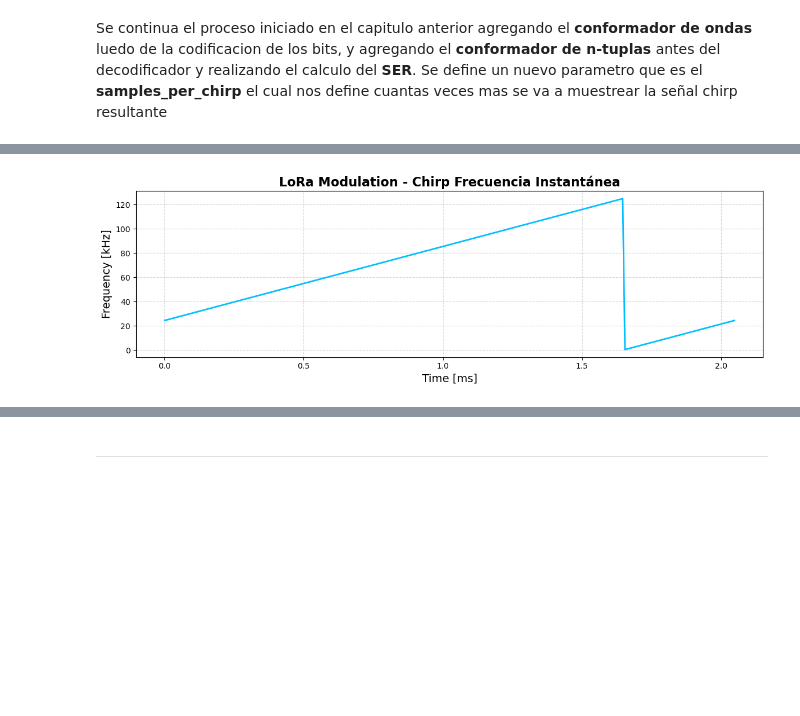
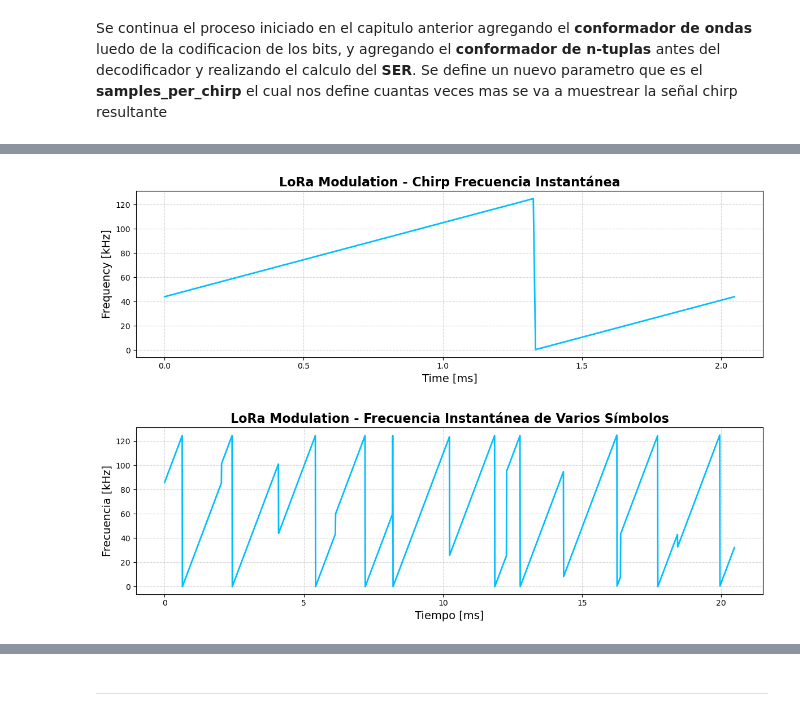
Before and after one commit to nicopinera/com-dig, a Jupyter notebook: Entregas/TerceraEntrega.ipynb, the cells around one changed output, grey strips where cells are left out. Cells and saved outputs as stored; diff of their text form; code cells hidden in the pictures; blank space fills up the shorter version.

```diff
--- a/Entregas/TerceraEntrega.ipynb
+++ b/Entregas/TerceraEntrega.ipynb
@@ -165,6 +167,7 @@ SF = 8  # Spreading Factor (debe ser un valor entre 7 y 12)
 cant_simbolos = 10  # Cantidad de símbolos a transmitir
 total_bits = SF * cant_simbolos  # Total de bits a transmitir
 B = 125e3  # Ancho de banda (en Hz)
+indice = 0
 # %%
 # Generación de bits aleatorios
 bits_tx = generate_random_bits(total_bits)
@@ -470,5 +471,5 @@ Por ultimo se presenta la funcion que grafica el barrido lineal de frecuencia pa
 # %%
-def plot_lora_frequency_chirp(simbolo, sf=7, B=125e3):
+def plot_lora_frequency_chirp(simbolos,indice, sf=7, B=125e3):
     """
     Genera y grafica la frecuencia instantánea (chirp) del símbolo LoRa dado.
 
@@ -478,13 +479,14 @@ def plot_lora_frequency_chirp(simbolo, sf=7, B=125e3):
     - Bw_kHz (float): Ancho de banda en kHz (por defecto 125)
     """
     # Parámetros
+    s = simbolos[indice]
     Ns = 2**sf  # Numero de muestra
     Ts = Ns / B  # Duración del símbolo en segundos
     samples = Ns  # 1 muestra por paso
     t = np.linspace(0, Ts, samples)  # vector de tiempo
 
     # Cálculo de frecuencia instantánea (según ecuación del paper)
-    f_inst = (simbolo * B / Ns + (B / Ts) * t) % B
+    f_inst = (s * B / Ns + (B / Ts) * t) % B
     f_inst_kHz = f_inst / 1e3
     t_ms = t * 1e3  # tiempo en milisegundos
 
@@ -497,6 +499,41 @@ def plot_lora_frequency_chirp(simbolo, sf=7, B=125e3):
     plt.grid(True, linestyle="--", alpha=0.5)
     plt.tight_layout()
     plt.show()
+# %%
+def plot_lora_frequency_chirps(simbolos, SF=8, B=125e3):
+    """
+    Genera y grafica la frecuencia instantánea (chirp) de una secuencia de símbolos LoRa.
+
+    Parámetros:
+    - simbolos (list or array): Secuencia de valores de símbolos LoRa (enteros entre 0 y 2^SF - 1)
+    - SF (int): Spreading Factor
+    - B (float): Ancho de banda en Hz
+    """
+    Ns = 2**SF # Número de muestras por símbolo
+    Ts = Ns / B # Duración del símbolo en segundos
+    samples = Ns # 1 muestra por paso
+    t_total = []
+    f_total = []
+
+    for i, s in enumerate(simbolos):
+        t = np.linspace(i * Ts, (i + 1) * Ts, samples, endpoint=False)
+        f_inst = (s * B / Ns + (B / Ts) * (t - i * Ts)) % B
+        t_total.append(t)
+        f_total.append(f_inst)
+
+    # Concatenar todo el tiempo y frecuencia
+    t_total = np.concatenate(t_total) * 1e3      # a milisegundos
+    f_total = np.concatenate(f_total) / 1e3      # a kHz
+
+    # Graficar
+    plt.figure(figsize=(12, 4))
+    plt.title("LoRa Modulation - Frecuencia Instantánea de Varios Símbolos", fontsize=16, weight="bold")
+    plt.xlabel("Tiempo [ms]", fontsize=14)
+    plt.ylabel("Frecuencia [kHz]", fontsize=14)
+    plt.plot(t_total, f_total, lw=2, color="deepskyblue")
+    plt.grid(True, linestyle="--", alpha=0.5)
+    plt.tight_layout()
+    plt.show()
 # %% [markdown]
 ### 2.5 Ejemplo
 # %% [markdown]
@@ -517,8 +554,10 @@ Salida del conformador de onda: [-3.12476469e-02-0.00038349j -2.19440274e-02-0.0
 ------------------------------
 # %%
-plot_lora_frequency_chirp(50, SF)
+plot_lora_frequency_chirp(simbolos,2, SF)
+plot_lora_frequency_chirps(simbolos, SF, B=125e3)
 # %% [output]
-[figure, old version]
+[figure, new version]
+[figure, added]
 # %%
 graficar_señal_modulada(simbolos_modulados, 2, SF, samples_per_chirp, B)
 # %% [output]
```
Also changed, not shown: parts of 24 cells of this notebook.
